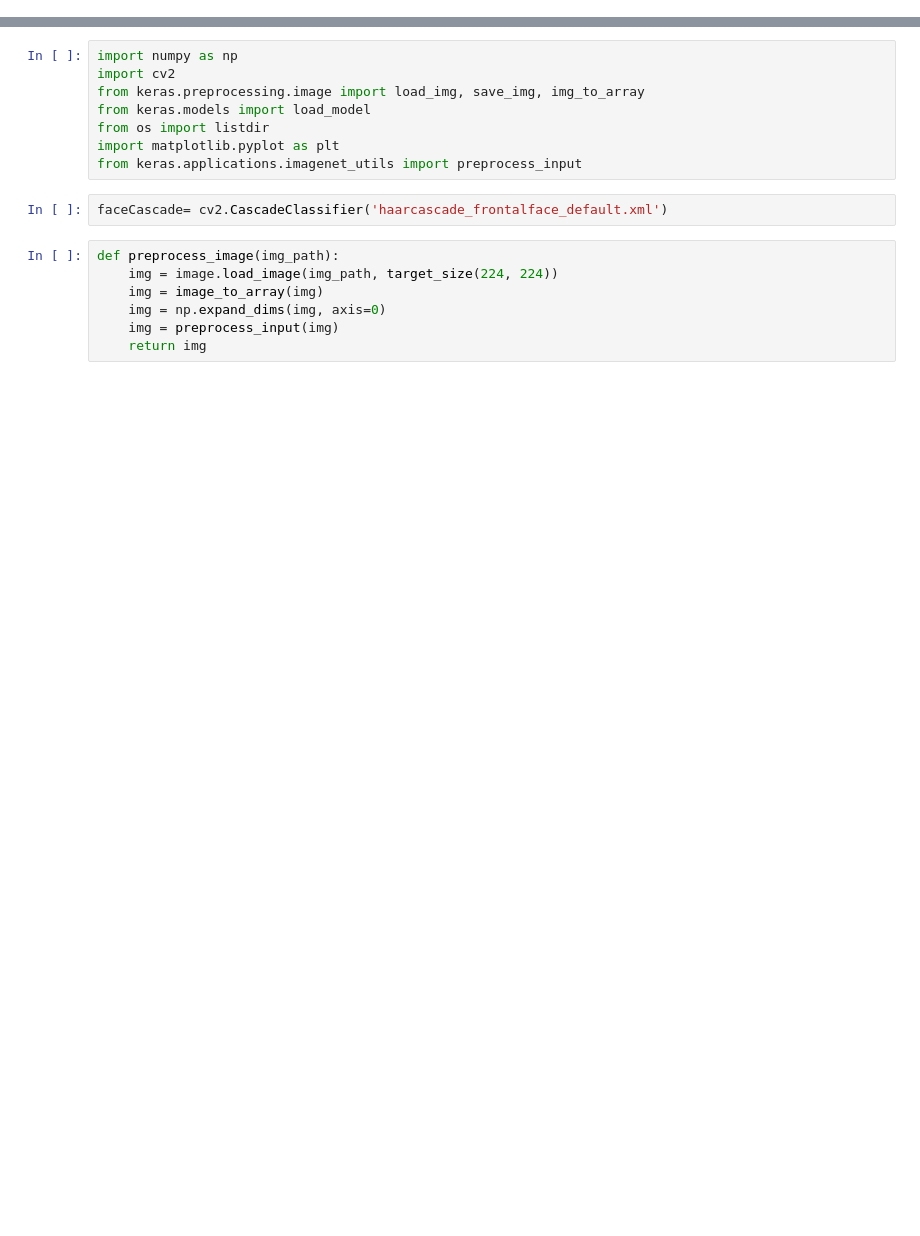
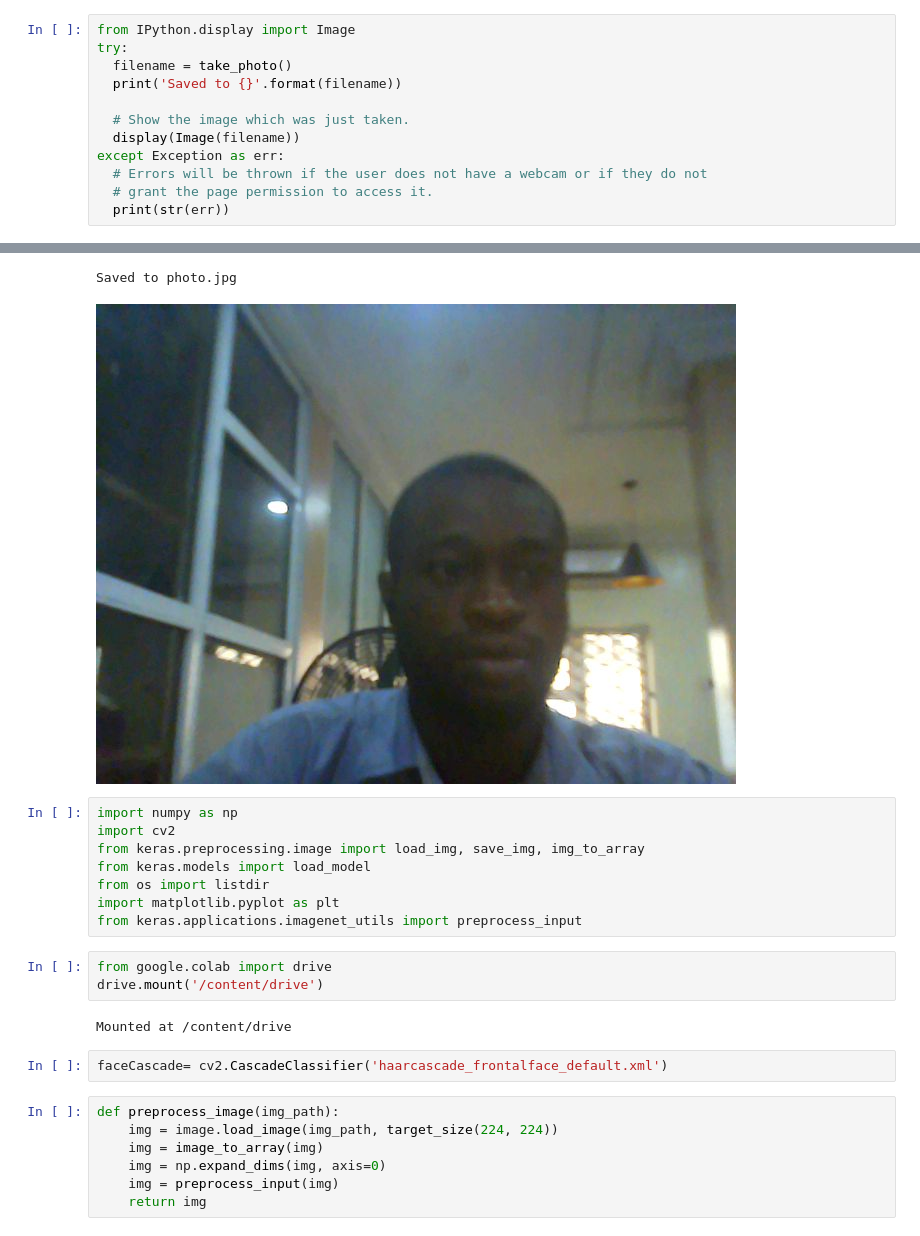
Before and after one commit to Chiebukar/AGER, a Jupyter notebook: notebooks/classifier_with_webcam.ipynb, the cells around one changed output, grey strips where cells are left out. Saved outputs shown, nothing was run; the diff lists cells and outputs as text; blank space fills up the shorter version.

```diff
--- a/notebooks/classifier_with_webcam.ipynb
+++ b/notebooks/classifier_with_webcam.ipynb
@@ -0,0 +44,13 @@
+# %%
+from IPython.display import Image
+try:
+  filename = take_photo()
+  print('Saved to {}'.format(filename))
+
+  # Show the image which was just taken.
+  display(Image(filename))
+except Exception as err:
+  # Errors will be thrown if the user does not have a webcam or if they do not
+  # grant the page permission to access it.
+  print(str(err))
+# %% [output]
@@ -1,3 +58,5 @@
+Saved to photo.jpg
+[figure, added]
 # %%
 import numpy as np
 import cv2
@@ -6,6 +65,11 @@ from keras.models import load_model
 from os import listdir
 import matplotlib.pyplot as plt
 from keras.applications.imagenet_utils import preprocess_input
+# %%
+from google.colab import drive
+drive.mount('/content/drive')
+# %% [output]
+Mounted at /content/drive
 # %%
 faceCascade= cv2.CascadeClassifier('haarcascade_frontalface_default.xml')
 # %%
```
Also changed, not shown: parts of 4 cells of this notebook.
